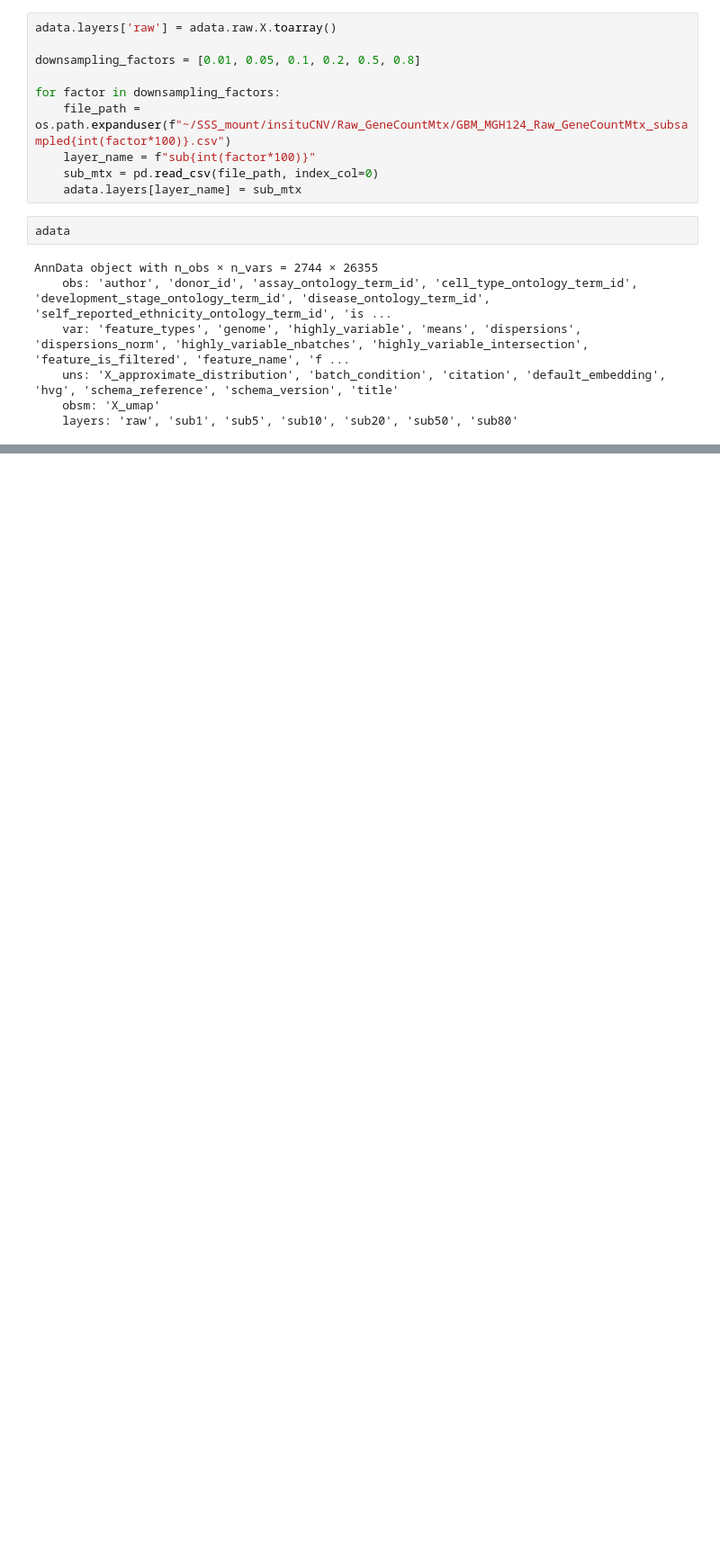
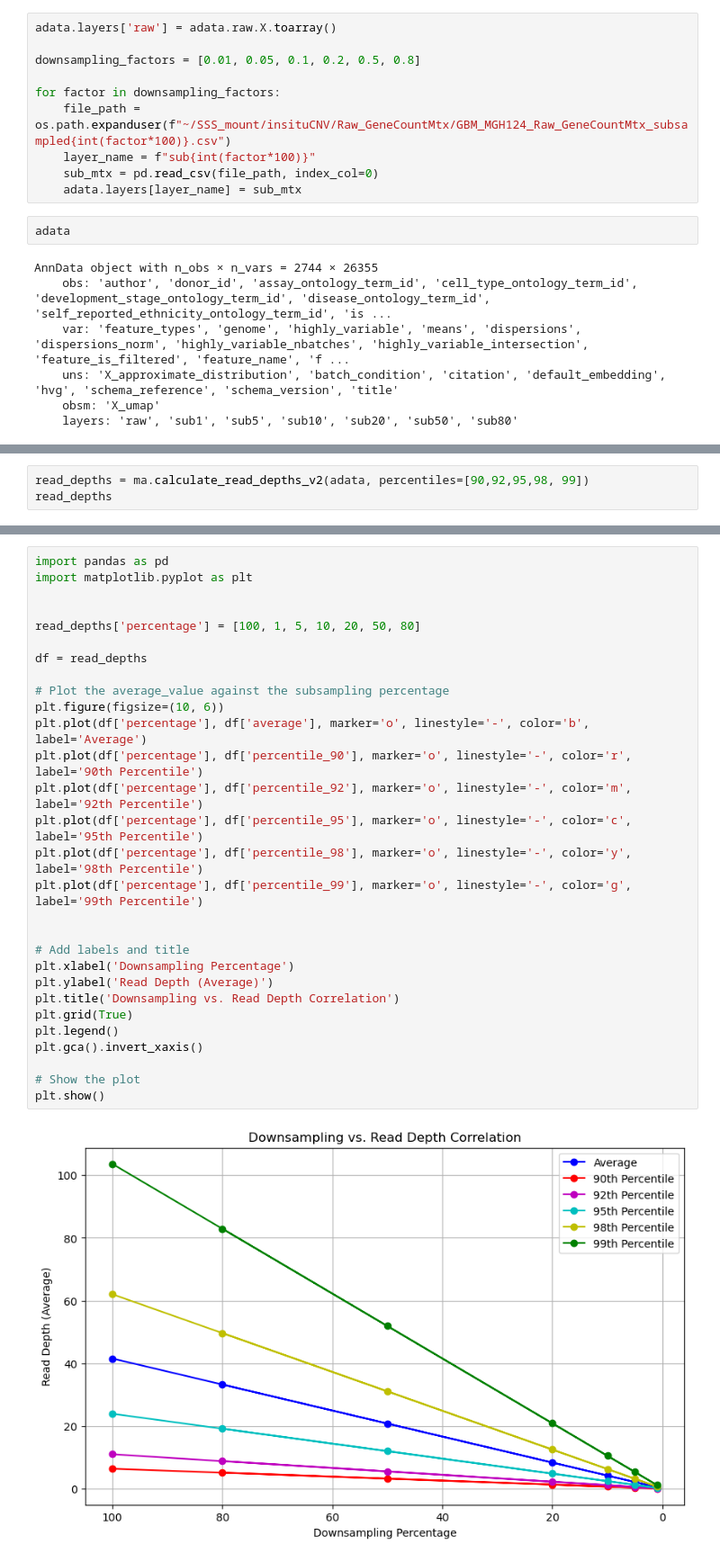
Before and after one commit to Moldia/InSituCNV, a Jupyter notebook: 01_Modifying_AnnDataObjects.ipynb, the cells around one changed output, grey strips where cells are left out. Shown at 90% size. Saved outputs shown, nothing was run; the diff lists cells and outputs as text; blank space fills up the shorter version.

```diff
--- a/01_Modifying_AnnDataObjects.ipynb
+++ b/01_Modifying_AnnDataObjects.ipynb
@@ -259,0 +109,3 @@ sub80 : 33.21
+# %%
+read_depths = ma.calculate_read_depths_v2(adata, percentiles=[90,92,95,98, 99])
+read_depths
@@ -259,0 +121,31 @@ sub80 : 33.21
+# %%
+import pandas as pd
+import matplotlib.pyplot as plt
+
+
+read_depths['percentage'] = [100, 1, 5, 10, 20, 50, 80]
+
+df = read_depths
+
+# Plot the average_value against the subsampling percentage
+plt.figure(figsize=(10, 6))
+plt.plot(df['percentage'], df['average'], marker='o', linestyle='-', color='b', label='Average')
+plt.plot(df['percentage'], df['percentile_90'], marker='o', linestyle='-', color='r', label='90th Percentile')
+plt.plot(df['percentage'], df['percentile_92'], marker='o', linestyle='-', color='m', label='92th Percentile')
+plt.plot(df['percentage'], df['percentile_95'], marker='o', linestyle='-', color='c', label='95th Percentile')
+plt.plot(df['percentage'], df['percentile_98'], marker='o', linestyle='-', color='y', label='98th Percentile')
+plt.plot(df['percentage'], df['percentile_99'], marker='o', linestyle='-', color='g', label='99th Percentile')
+
+
+# Add labels and title
+plt.xlabel('Downsampling Percentage')
+plt.ylabel('Read Depth (Average)')
+plt.title('Downsampling vs. Read Depth Correlation')
+plt.grid(True)
+plt.legend()
+plt.gca().invert_xaxis()
+
+# Show the plot
+plt.show()
+# %% [output]
+[figure, added]
```
Also changed, not shown: parts of 19 cells of this notebook.
